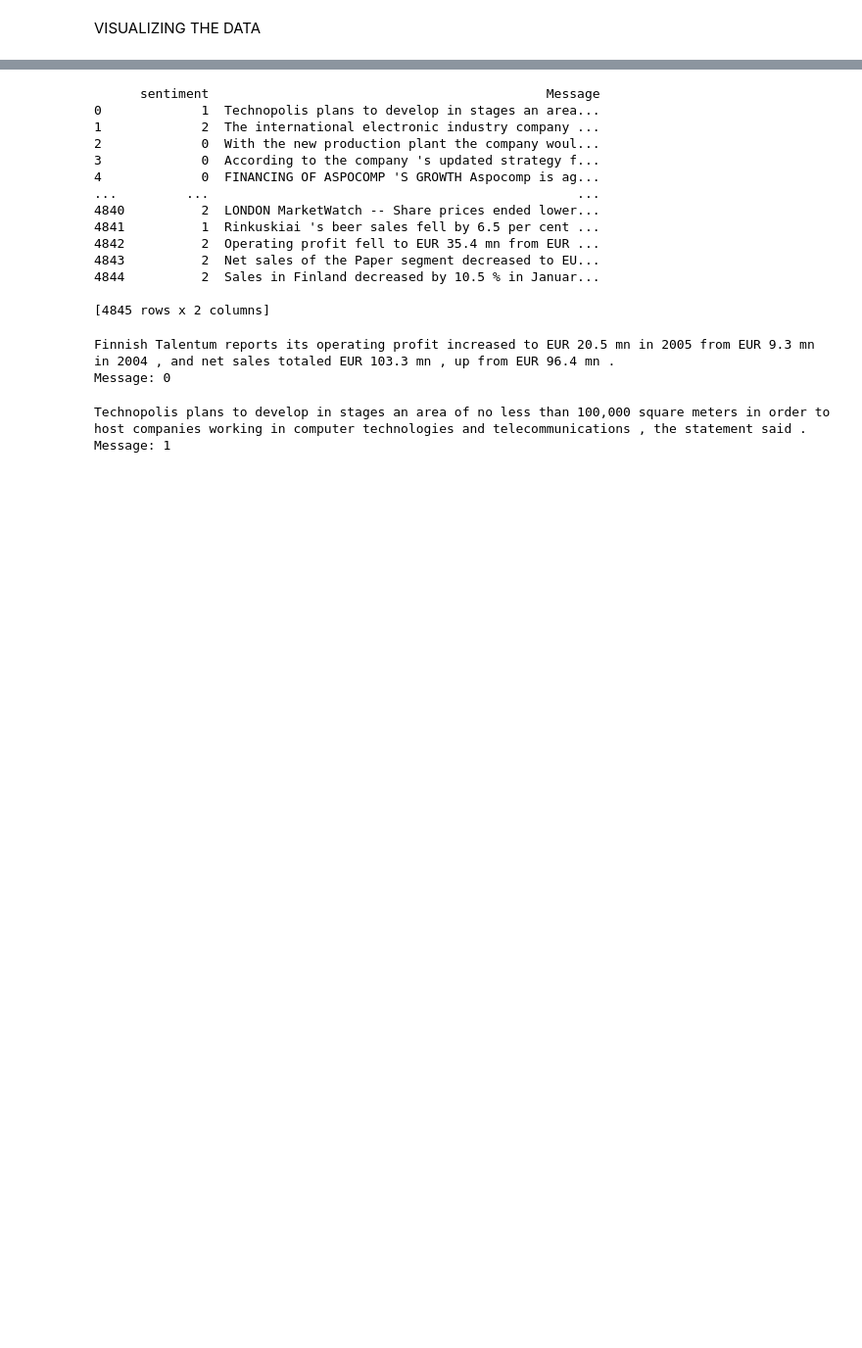
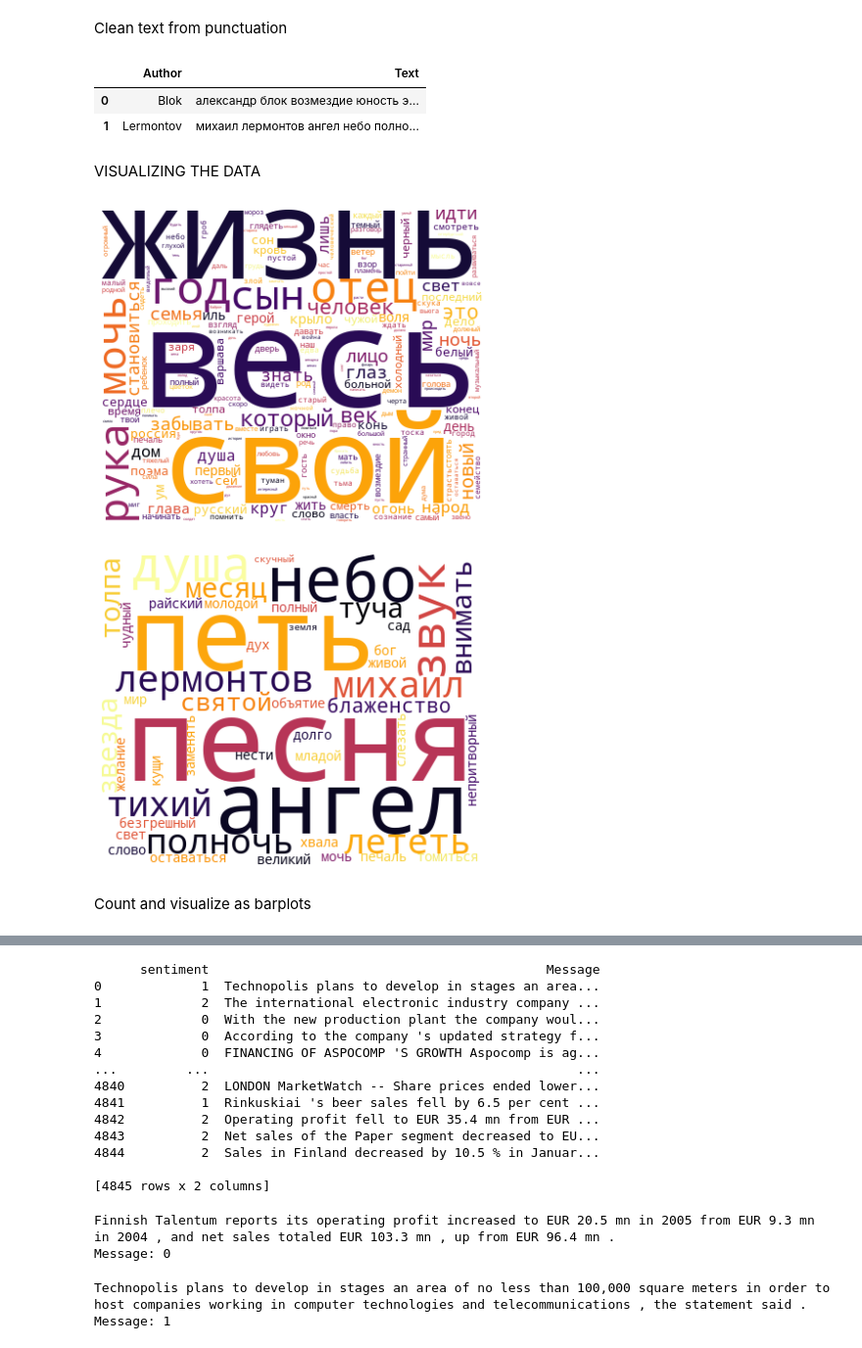
Before and after one commit to kmaltcev/NLP-BiLSTM-model, a Jupyter notebook: CNN_BiLSTM.ipynb, the cells around one changed output, grey strips where cells are left out. Shown at 98% size. Saved outputs shown, nothing was run; the diff lists cells and outputs as text; code cells hidden in the pictures; blank space fills up the shorter version.

```diff
--- a/CNN_BiLSTM.ipynb
+++ b/CNN_BiLSTM.ipynb
@@ -42,3 +39,54 @@ df['Message'].apply(lambda x: len(x.split(' '))).sum()
+# %% [markdown]
+Clean text from punctuation
+# %%
+russian_stopwords = stopwords.words('russian')
+mystem = Mystem()
+#Preprocess function
+
+def preprocess_text(text):
+    text = re.sub(r'[\n.+*"\'-]+', ' ', text)
+    text = re.sub(r' {2,}', ' ', text)
+
+    lemmas = mystem.lemmatize(text.lower())
+    tokens = [token for token in lemmas if token not in russian_stopwords\
+              and token != " " \
+              and token.strip() not in punctuation]
+
+    text = " ".join(tokens)
+
+    return text
+
+for i in range(len(df)):
+    #words = df['Text'][i].split()
+    #table = str.maketrans('', '', string.punctuation)
+    #stripped = [w.translate(table) for w in words]
+    df['Text'][i] = preprocess_text(df['Text'][i])
+
+df.head()
+# %% [output]
+|  | Author | Text |
+| 0 | Blok | александр блок возмездие юность э... |
+| 1 | Lermontov | михаил лермонтов ангел небо полно... |
 # %% [markdown]
 VISUALIZING THE DATA
+# %%
+from wordcloud import WordCloud
+#cmaps=['viridis', 'plasma', 'inferno', 'magma', 'cividis']
+for book in df['Text']:
+    wordcloud = WordCloud(background_color="white",
+                          stopwords=russian_stopwords,
+                          mode="RGBA",
+                          width=400,
+                          height=330,
+                          colormap='inferno').generate(book)
+    # Display the generated image:
+    plt.figure(figsize=[7,7])
+    plt.imshow(wordcloud, interpolation='bilinear')
+    plt.axis("off")
+    plt.show()
+# %% [output]
+[figure, added]
+[figure, added]
+# %% [markdown]
+Count and visualize as barplots
 # %%
```
Also changed, not shown: parts of 7 cells of this notebook, 1 other file.
